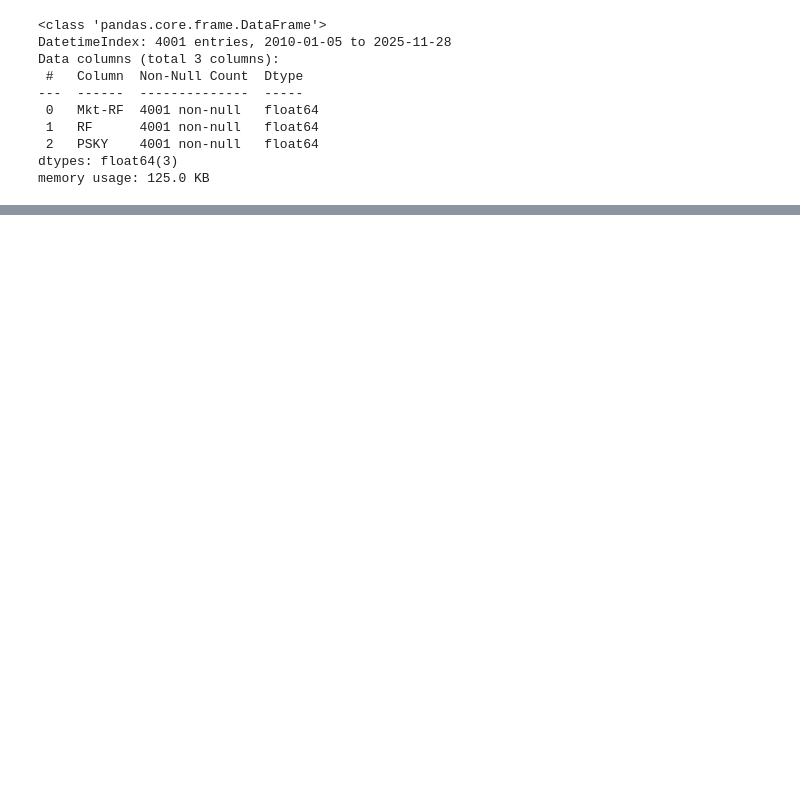
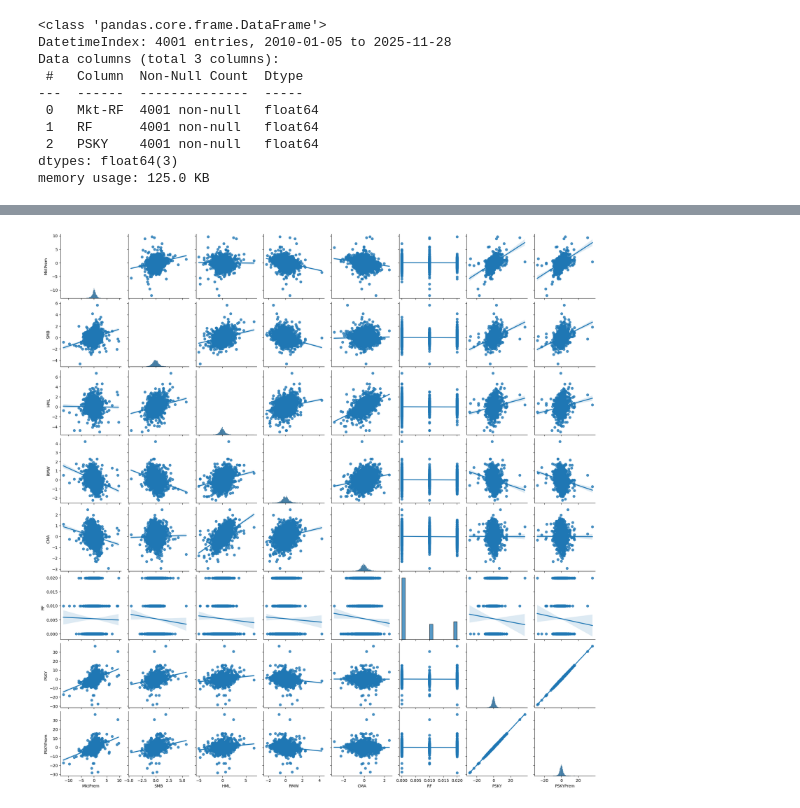
Before and after one commit to epifeni/DeepLearning_Transformers, a Jupyter notebook: Finance_PSKY/NB_PSKY_RegressionAnalysis_Fama-FrenchMarketModel.ipynb, the cells around one changed output, grey strips where cells are left out. Drawn from its saved outputs; the diff is of its cells as text; code cells hidden in the pictures; blank space fills up the shorter version.

```diff
--- a/Finance_PSKY/NB_PSKY_RegressionAnalysis_Fama-FrenchMarketModel.ipynb
+++ b/Finance_PSKY/NB_PSKY_RegressionAnalysis_Fama-FrenchMarketModel.ipynb
@@ -213,0 +586,3 @@ df
+# %%
+psky = psky * 100
+psky
@@ -213,0 +603,4 @@ df
+# %%
+df["PSKY"] = psky
+# %%
+df = df.dropna().copy()
@@ -213,0 +623,3 @@ df
+# %%
+df["PSKYPrem"] = df["PSKY"] - df["RF"]
+df
@@ -213,0 +670,5 @@ df
+# %%
+sns.pairplot(df, kind='reg')
+plt.show()
+# %% [output]
+[figure, added]
```
Also changed, not shown: parts of 62 cells of this notebook, 4 other files.
